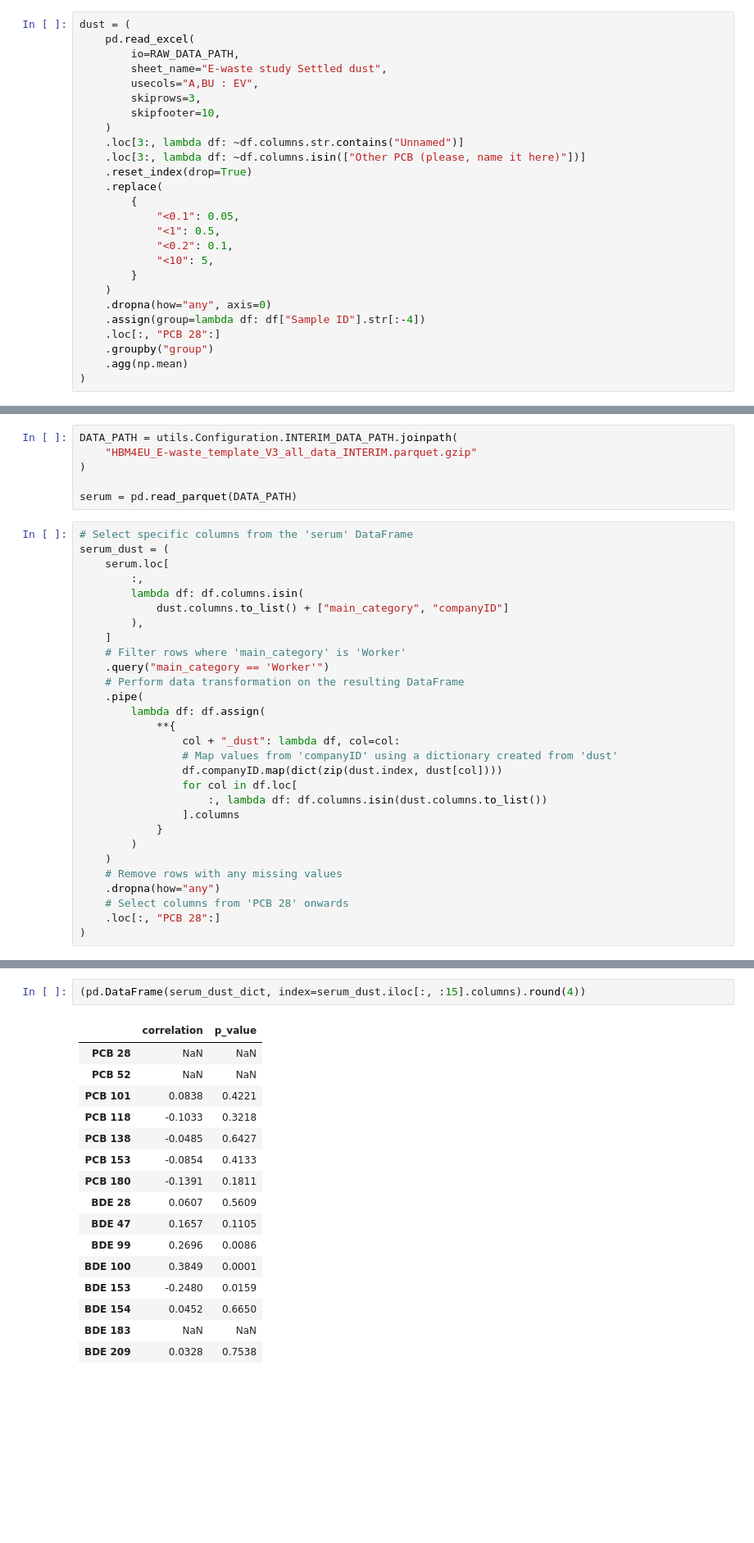
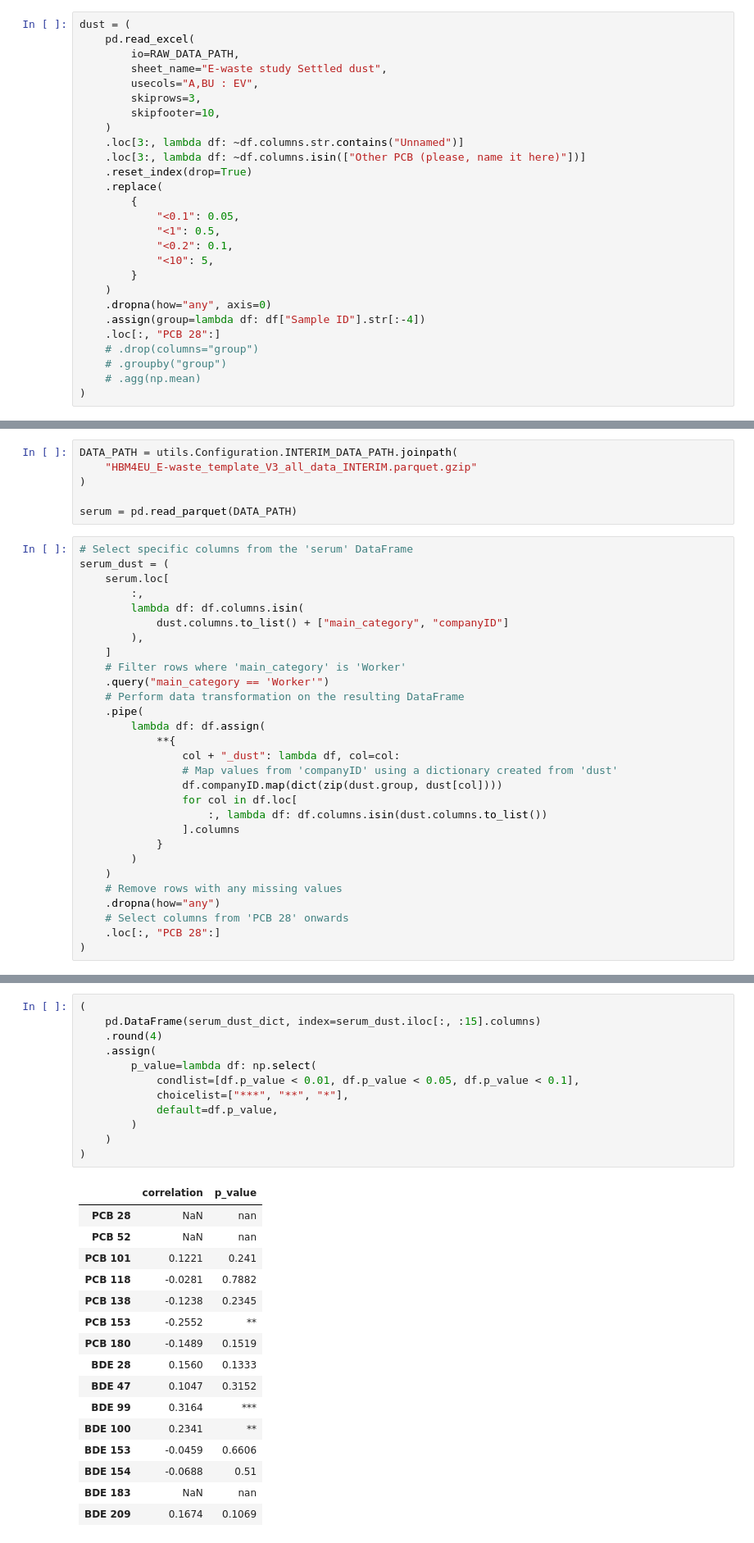
Before and after one commit to adamcseresznye/HBM4EU_eWaste_POPs, a Jupyter notebook: notebooks/NB4_ACs_Wristband_and_settled_dust.ipynb, the cells around one changed output, grey strips where cells are left out. Shown at 82% size. Saved outputs shown, nothing was run; the diff lists cells and outputs as text; blank space fills up the shorter version.

```diff
--- a/notebooks/NB4_ACs_Wristband_and_settled_dust.ipynb
+++ b/notebooks/NB4_ACs_Wristband_and_settled_dust.ipynb
@@ -178,8 +151,9 @@ dust = (
     .dropna(how="any", axis=0)
     .assign(group=lambda df: df["Sample ID"].str[:-4])
     .loc[:, "PCB 28":]
-    .groupby("group")
-    .agg(np.mean)
+    # .drop(columns="group")
+    # .groupby("group")
+    # .agg(np.mean)
 )
 # %% [markdown]
 #### Concentration distribution
@@ -269,7 +241,7 @@ serum_dust = (
             **{
                 col + "_dust": lambda df, col=col:
                 # Map values from 'companyID' using a dictionary created from 'dust'
-                df.companyID.map(dict(zip(dust.index, dust[col])))
+                df.companyID.map(dict(zip(dust.group, dust[col])))
                 for col in df.loc[
                     :, lambda df: df.columns.isin(dust.columns.to_list())
                 ].columns
@@ -309,21 +281,31 @@ Index(['BDE 154', 'BDE 154_dust'], dtype='object')
 Index(['BDE 183', 'BDE 183_dust'], dtype='object')
 Index(['BDE 209', 'BDE 209_dust'], dtype='object')
 # %%
-(pd.DataFrame(serum_dust_dict, index=serum_dust.iloc[:, :15].columns).round(4))
+(
+    pd.DataFrame(serum_dust_dict, index=serum_dust.iloc[:, :15].columns)
+    .round(4)
+    .assign(
+        p_value=lambda df: np.select(
+            condlist=[df.p_value < 0.01, df.p_value < 0.05, df.p_value < 0.1],
+            choicelist=["***", "**", "*"],
+            default=df.p_value,
+        )
+    )
+)
 # %% [output]
 |  | correlation | p_value |
-| PCB 28 | NaN | NaN |
-| PCB 52 | NaN | NaN |
-| PCB 101 | 0.0838 | 0.4221 |
-| PCB 118 | -0.1033 | 0.3218 |
-| PCB 138 | -0.0485 | 0.6427 |
-| PCB 153 | -0.0854 | 0.4133 |
-| PCB 180 | -0.1391 | 0.1811 |
-| BDE 28 | 0.0607 | 0.5609 |
-| BDE 47 | 0.1657 | 0.1105 |
-| BDE 99 | 0.2696 | 0.0086 |
-| BDE 100 | 0.3849 | 0.0001 |
-| BDE 153 | -0.2480 | 0.0159 |
-| BDE 154 | 0.0452 | 0.6650 |
-| BDE 183 | NaN | NaN |
-| BDE 209 | 0.0328 | 0.7538 |
+| PCB 28 | NaN | nan |
+| PCB 52 | NaN | nan |
+| PCB 101 | 0.1221 | 0.241 |
+| PCB 118 | -0.0281 | 0.7882 |
+| PCB 138 | -0.1238 | 0.2345 |
+| PCB 153 | -0.2552 | ** |
+| PCB 180 | -0.1489 | 0.1519 |
+| BDE 28 | 0.1560 | 0.1333 |
+| BDE 47 | 0.1047 | 0.3152 |
+| BDE 99 | 0.3164 | *** |
+| BDE 100 | 0.2341 | ** |
+| BDE 153 | -0.0459 | 0.6606 |
+| BDE 154 | -0.0688 | 0.51 |
+| BDE 183 | NaN | nan |
+| BDE 209 | 0.1674 | 0.1069 |
```
Also changed, not shown: parts of 13 cells of this notebook, 1 other file.
